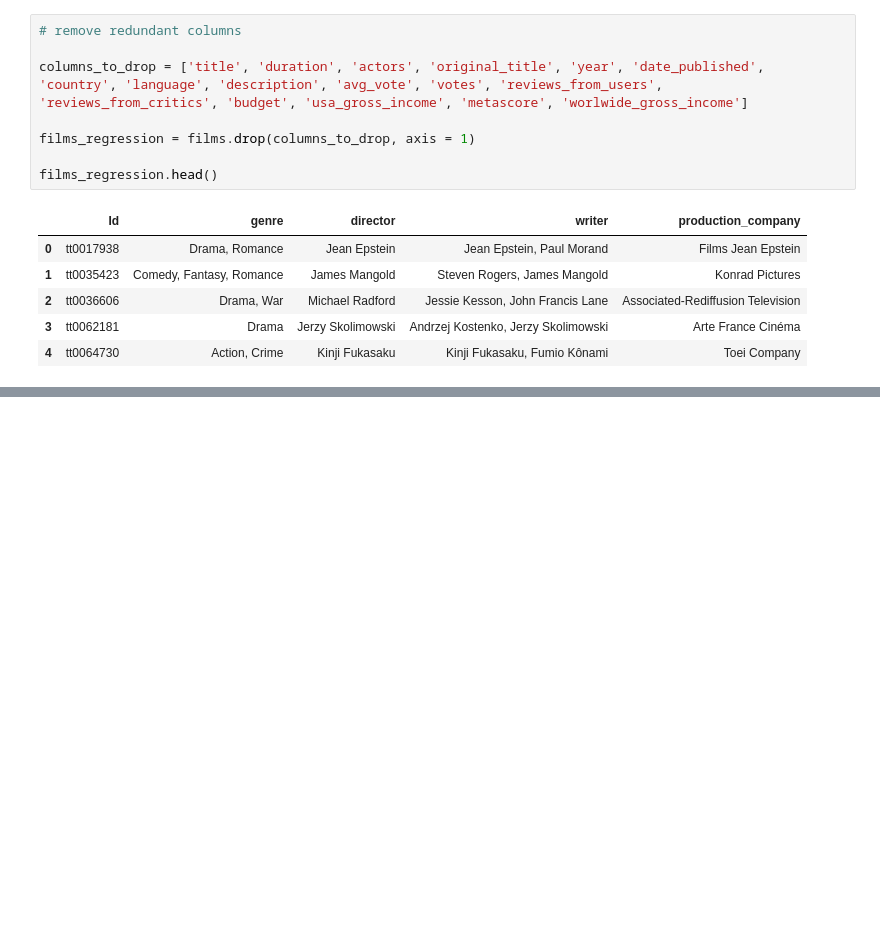
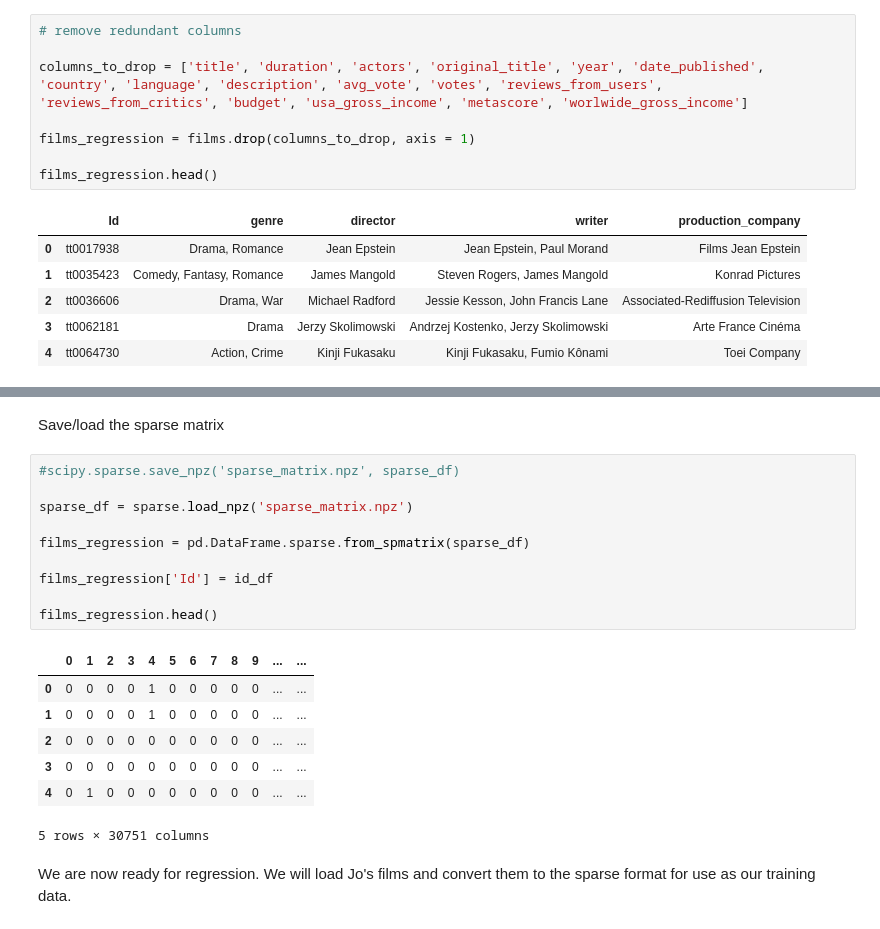
Before and after one commit to Hekkta/Film-content-based-recommender-system, a Jupyter notebook: Recommender system - regression style.ipynb, the cells around one changed output, grey strips where cells are left out. Cells and saved outputs as stored; diff of their text form; blank space fills up the shorter version.

```diff
--- a/Recommender system - regression style.ipynb
+++ b/Recommender system - regression style.ipynb
@@ -97,3 +147,25 @@ films_regression.head()
+# %% [markdown]
+Save/load the sparse matrix
+# %%
+#scipy.sparse.save_npz('sparse_matrix.npz', sparse_df)
+
+sparse_df = sparse.load_npz('sparse_matrix.npz')
+
+films_regression = pd.DataFrame.sparse.from_spmatrix(sparse_df)
+
+films_regression['Id'] = id_df
+
+films_regression.head()
+# %% [output]
+|  | 0 | 1 | 2 | 3 | 4 | 5 | 6 | 7 | 8 | 9 | ... | ... |
+| 0 | 0 | 0 | 0 | 0 | 1 | 0 | 0 | 0 | 0 | 0 | ... | ... |
+| 1 | 0 | 0 | 0 | 0 | 1 | 0 | 0 | 0 | 0 | 0 | ... | ... |
+| 2 | 0 | 0 | 0 | 0 | 0 | 0 | 0 | 0 | 0 | 0 | ... | ... |
+| 3 | 0 | 0 | 0 | 0 | 0 | 0 | 0 | 0 | 0 | 0 | ... | ... |
+| 4 | 0 | 1 | 0 | 0 | 0 | 0 | 0 | 0 | 0 | 0 | ... | ... |
+5 rows × 30751 columns
+# %% [markdown]
+We are now ready for regression. We will load Jo's films and convert them to the sparse format for use as our training data.
 # %%
 # import Jo's watched films
 
```
Also changed, not shown: parts of 36 cells of this notebook.
